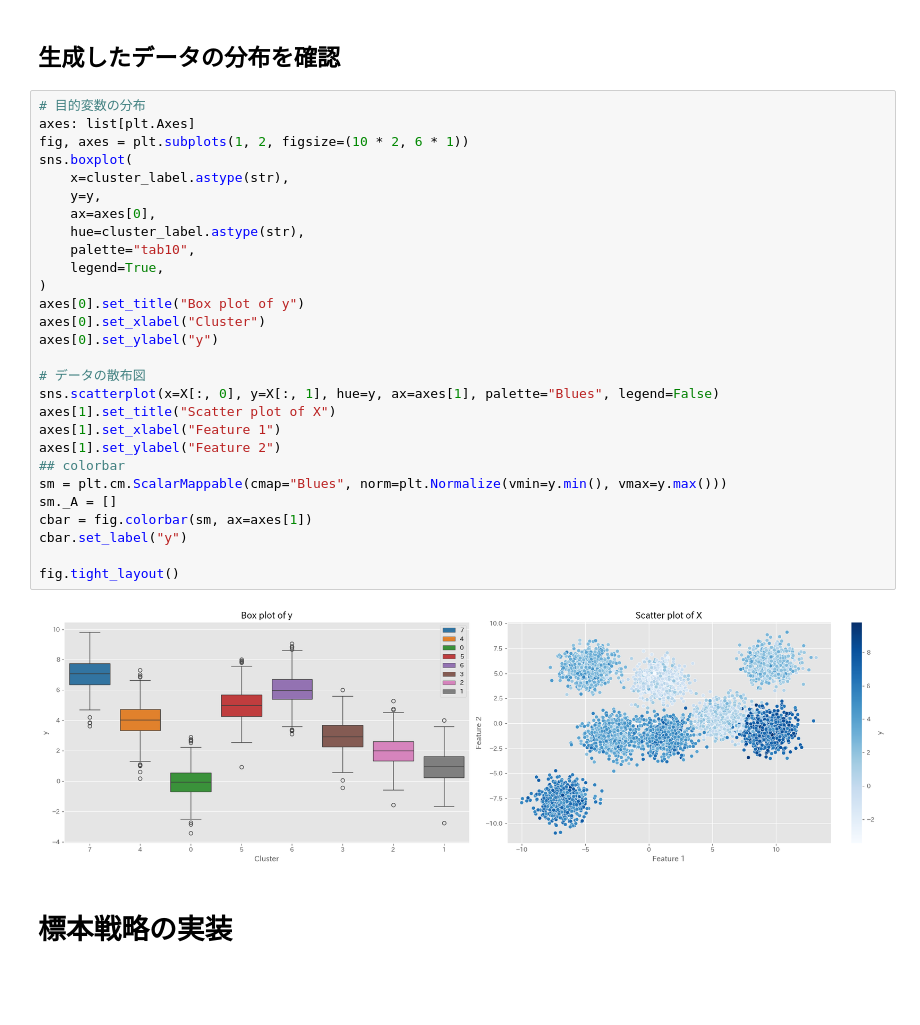
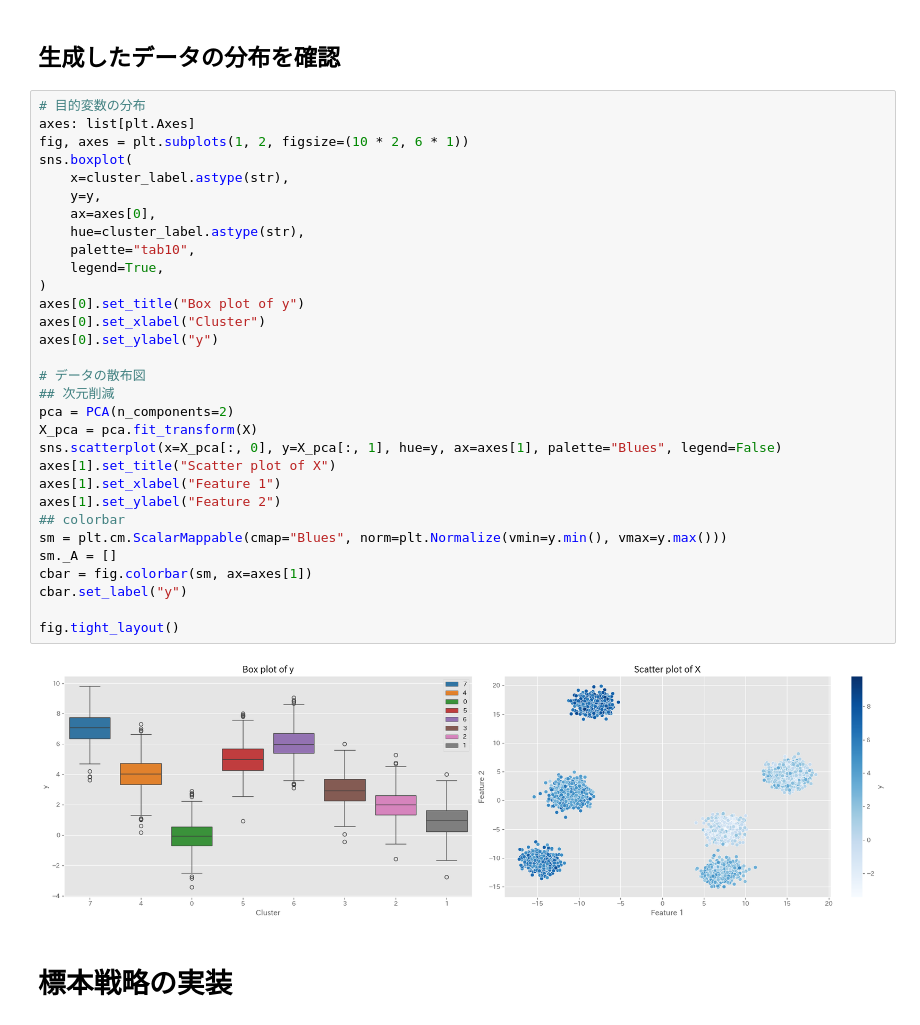
Before and after one commit to tubo213/optimal-allocation-with-optimal-transport, a Jupyter notebook: notebook/exp001.ipynb, the cells around one changed output. Drawn from its saved outputs; the diff is of its cells as text; blank space fills up the shorter version.

```diff
--- a/notebook/exp001.ipynb
+++ b/notebook/exp001.ipynb
@@ -53,33 +54,36 @@ y = np.random.normal(cluster_label, Y_SCALE)
 # %%
 # 目的変数の分布
 axes: list[plt.Axes]
 fig, axes = plt.subplots(1, 2, figsize=(10 * 2, 6 * 1))
 sns.boxplot(
     x=cluster_label.astype(str),
     y=y,
     ax=axes[0],
     hue=cluster_label.astype(str),
     palette="tab10",
     legend=True,
 )
 axes[0].set_title("Box plot of y")
 axes[0].set_xlabel("Cluster")
 axes[0].set_ylabel("y")
 
 # データの散布図
-sns.scatterplot(x=X[:, 0], y=X[:, 1], hue=y, ax=axes[1], palette="Blues", legend=False)
+## 次元削減
+pca = PCA(n_components=2)
+X_pca = pca.fit_transform(X)
+sns.scatterplot(x=X_pca[:, 0], y=X_pca[:, 1], hue=y, ax=axes[1], palette="Blues", legend=False)
 axes[1].set_title("Scatter plot of X")
 axes[1].set_xlabel("Feature 1")
 axes[1].set_ylabel("Feature 2")
 ## colorbar
 sm = plt.cm.ScalarMappable(cmap="Blues", norm=plt.Normalize(vmin=y.min(), vmax=y.max()))
 sm._A = []
 cbar = fig.colorbar(sm, ax=axes[1])
 cbar.set_label("y")
 
 fig.tight_layout()
 # %% [output]
-[figure, old version]
+[figure, new version]
 # %% [markdown]
 # 標本戦略の実装
 # %% [markdown]
```
Also changed, not shown: parts of 1 cell of this notebook.
